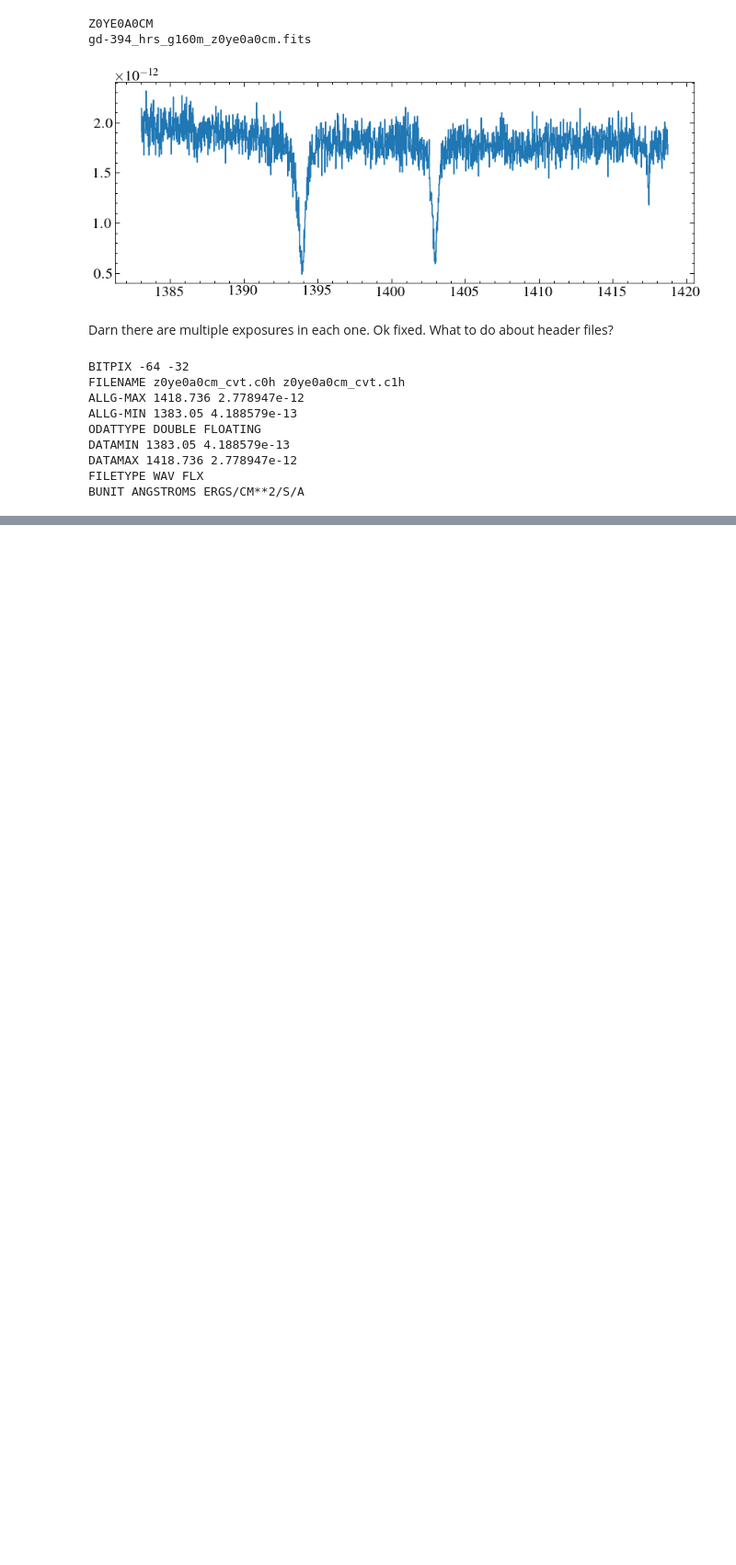
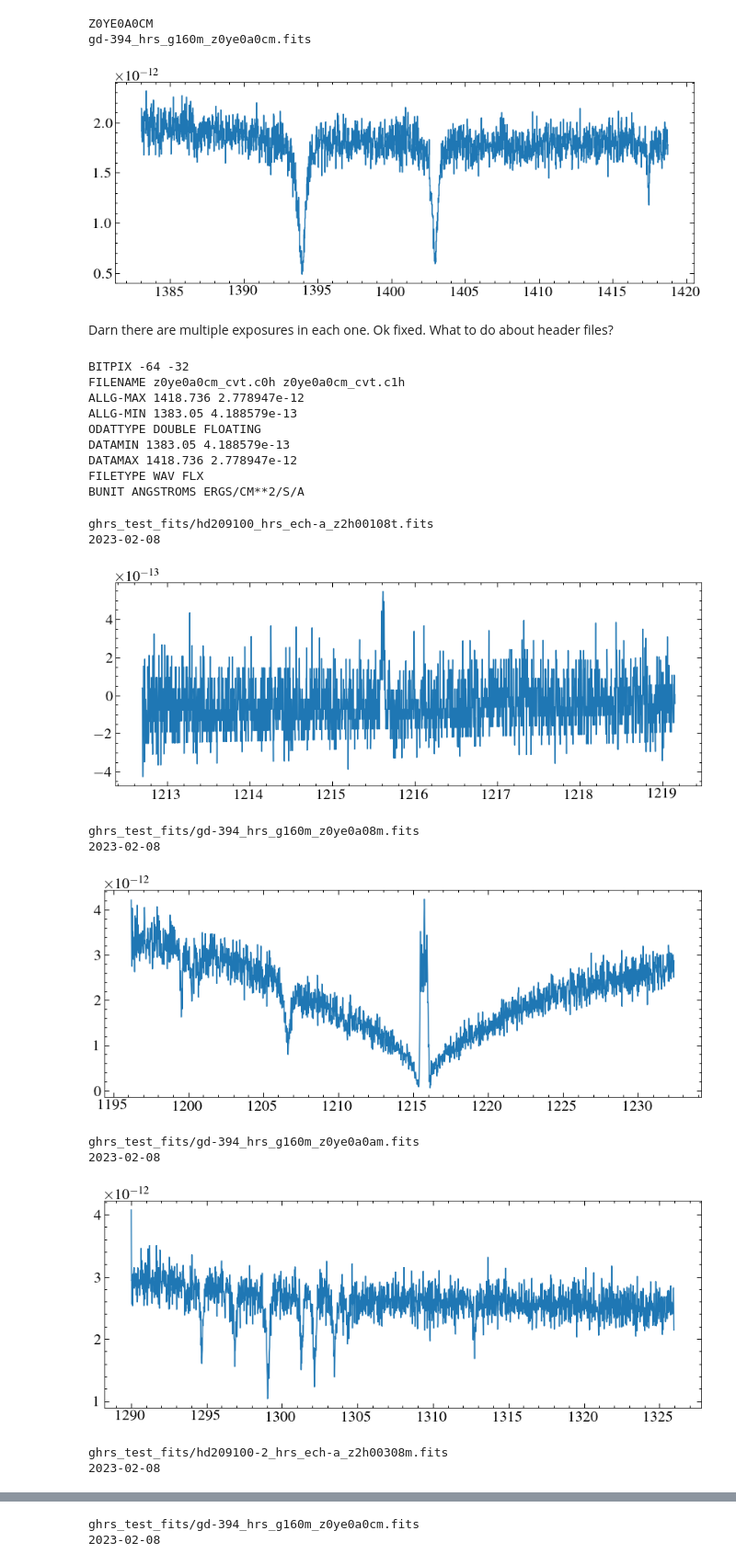
Before and after one commit to davidjwilson/hwo_uvstars, a Jupyter notebook: ghrs_to_fits.ipynb, the cells around one changed output, grey strips where cells are left out. Shown at 92% size. Saved outputs shown, nothing was run; the diff lists cells and outputs as text; code cells hidden in the pictures; blank space fills up the shorter version.

```diff
--- a/ghrs_to_fits.ipynb
+++ b/ghrs_to_fits.ipynb
@@ -160,5 +160,22 @@ BUNIT ANGSTROMS ERGS/CM**2/S/A
 # %%
 newspecs = glob.glob('ghrs_test_fits/*.fits')
 
-for spec in new_specs:
-    data = fits.
+for spec in newspecs:
+    print(spec)
+    data = fits.getdata(spec, 1)
+    hdr = fits.getheader(spec, 0)
+    print(hdr['FITSDATE'])
+    plt.plot(data['WAVELENGTH'], data['FLUX'])
+    plt.show()
+# %% [output]
+ghrs_test_fits/hd209100_hrs_ech-a_z2h00108t.fits
+2023-02-08
+[figure, added]
+ghrs_test_fits/gd-394_hrs_g160m_z0ye0a08m.fits
+2023-02-08
+[figure, added]
+ghrs_test_fits/gd-394_hrs_g160m_z0ye0a0am.fits
+2023-02-08
+[figure, added]
+ghrs_test_fits/hd209100-2_hrs_ech-a_z2h00308m.fits
+2023-02-08
@@ -164,0 +183,2 @@ for spec in new_specs:
+ghrs_test_fits/gd-394_hrs_g160m_z0ye0a0cm.fits
+2023-02-08
```
Also changed, not shown: parts of 1 cell of this notebook, 1 other file.
